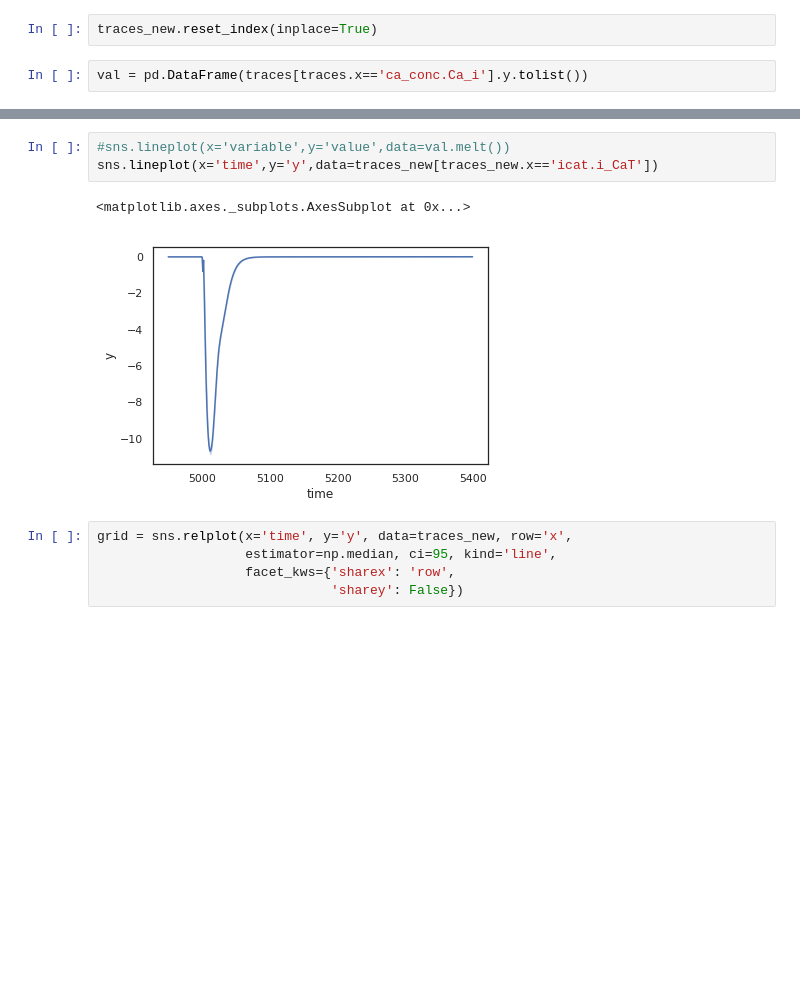
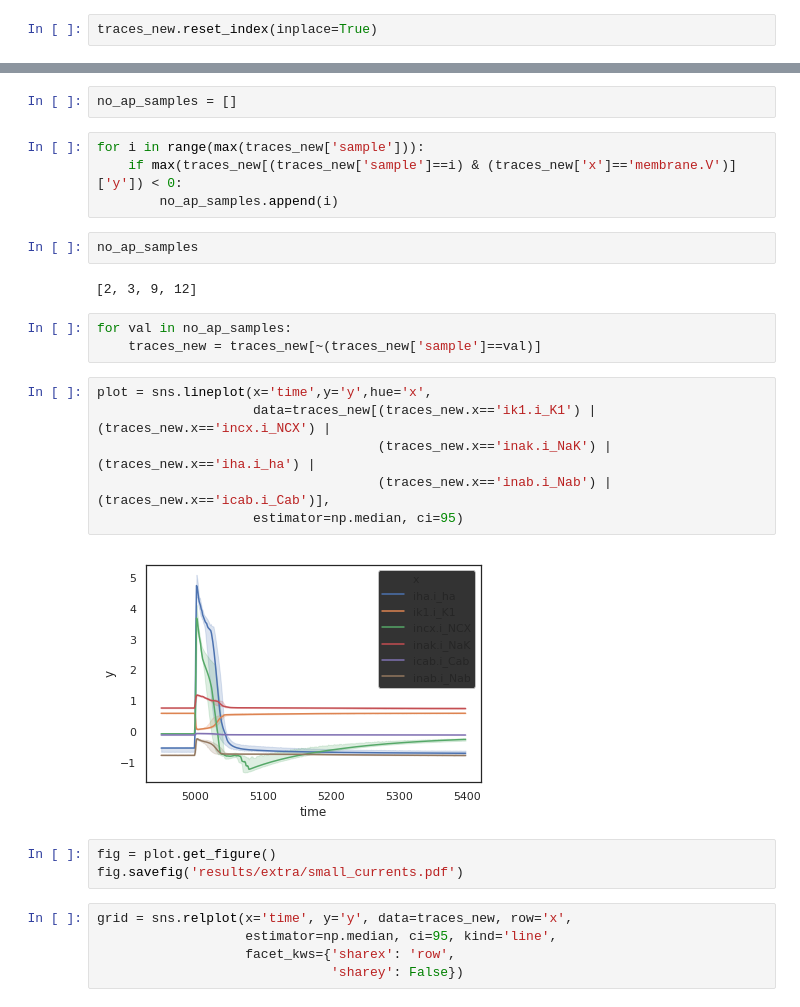
Before and after one commit to charleshouston/ion-channel-ABC, a Jupyter notebook: docs/examples/hl-1_extra-fullABC.ipynb, the cells around one changed output, grey strips where cells are left out. Cells and saved outputs as stored; diff of their text form; blank space fills up the shorter version.

```diff
--- a/docs/examples/hl-1_extra-fullABC.ipynb
+++ b/docs/examples/hl-1_extra-fullABC.ipynb
@@ -495,5 +532,3 @@ _ = traces.apply(lambda row: [rows.append([row['x'], row['sample'], yi, ti])
 traces_new = pd.DataFrame(rows, columns=['x', 'sample', 'y', 'time']).set_index(['x', 'sample'])
 # %%
 traces_new.reset_index(inplace=True)
-# %%
-val = pd.DataFrame(traces[traces.x=='ca_conc.Ca_i'].y.tolist())
@@ -508,9 +535,27 @@ plt.xlim(4950,5400)
-# %%
-#sns.lineplot(x='variable',y='value',data=val.melt())
-sns.lineplot(x='time',y='y',data=traces_new[traces_new.x=='icat.i_CaT'])
-# %% [output]
-<matplotlib.axes._subplots.AxesSubplot at 0x...>
-[figure, removed]
+# %%
+no_ap_samples = []
+# %%
+for i in range(max(traces_new['sample'])):
+    if max(traces_new[(traces_new['sample']==i) & (traces_new['x']=='membrane.V')]['y']) < 0:
+        no_ap_samples.append(i)
+# %%
+no_ap_samples
+# %% [output]
+[2, 3, 9, 12]
+# %%
+for val in no_ap_samples:
+    traces_new = traces_new[~(traces_new['sample']==val)]
+# %%
+plot = sns.lineplot(x='time',y='y',hue='x',
+                    data=traces_new[(traces_new.x=='ik1.i_K1') | (traces_new.x=='incx.i_NCX') |
+                                    (traces_new.x=='inak.i_NaK') | (traces_new.x=='iha.i_ha') |
+                                    (traces_new.x=='inab.i_Nab') | (traces_new.x=='icab.i_Cab')],
+                    estimator=np.median, ci=95)
+# %% [output]
+[figure, added]
+# %%
+fig = plot.get_figure()
+fig.savefig('results/extra/small_currents.pdf')
 # %%
 grid = sns.relplot(x='time', y='y', data=traces_new, row='x',
                    estimator=np.median, ci=95, kind='line',
```
Also changed, not shown: parts of 50 cells of this notebook, 2 other files.
